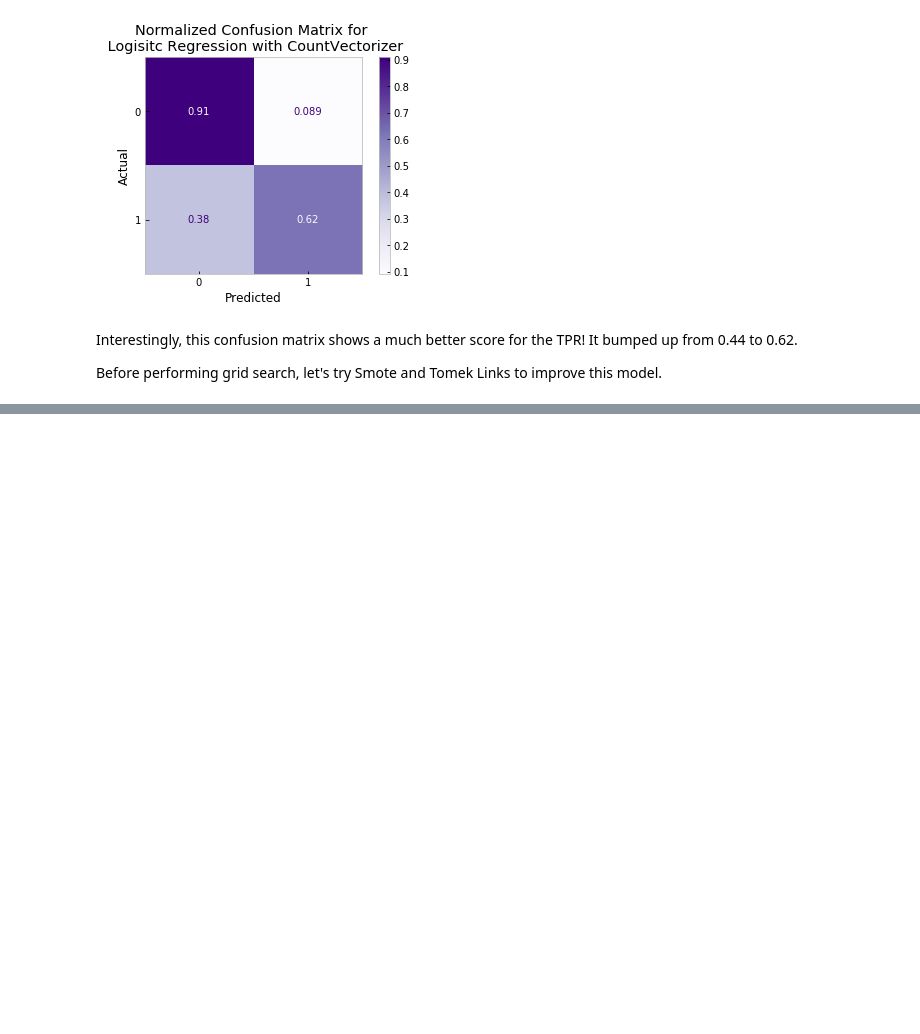
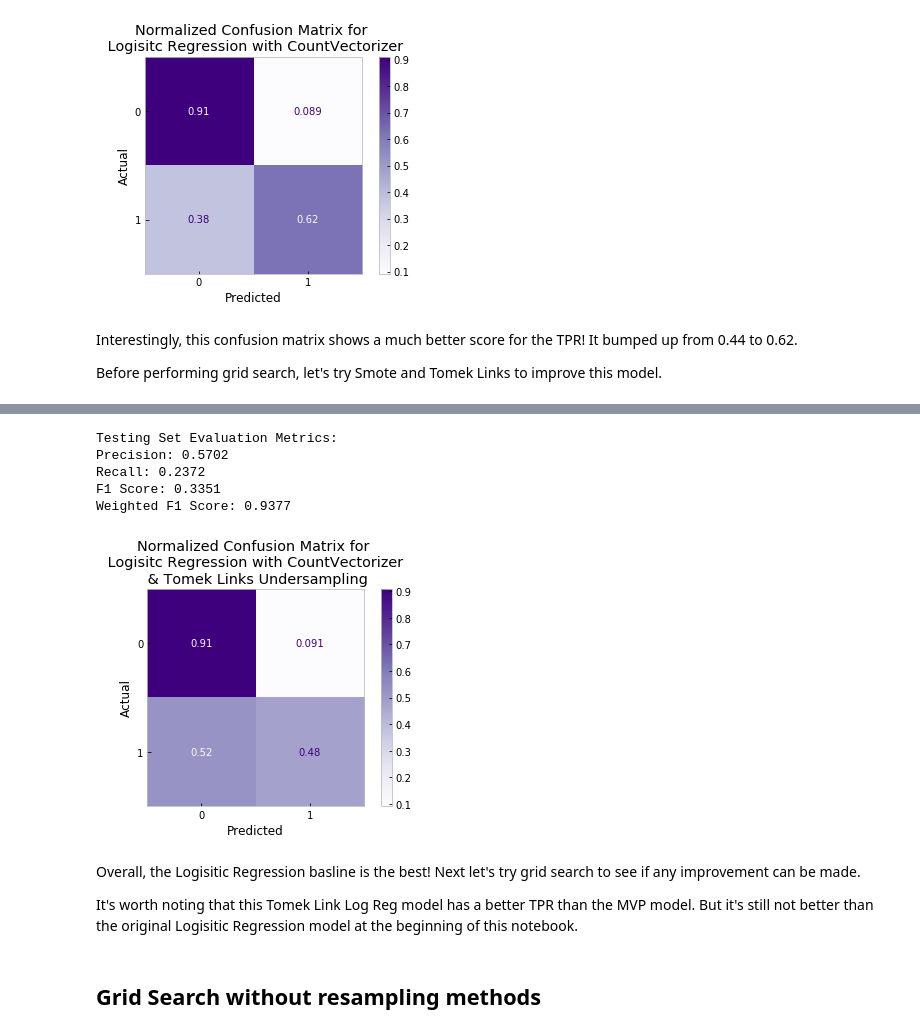
Before and after one commit to sidneykung/twitter_hate_speech_detection, a Jupyter notebook: models/post_MVP.ipynb, the cells around one changed output, grey strips where cells are left out. Drawn from its saved outputs; the diff is of its cells as text; code cells hidden in the pictures; blank space fills up the shorter version.

```diff
--- a/models/post_MVP.ipynb
+++ b/models/post_MVP.ipynb
@@ -226,0 +312,33 @@ Before performing grid search, let's try Smote and Tomek Links to improve this m
+# %%
+tomek_precision = precision_score(y_test, tomek_logreg_test_preds)
+tomek_recall = recall_score(y_test, tomek_logreg_test_preds)
+tomek_f1_score = f1_score(y_test, tomek_logreg_test_preds)
+tomek_weighted_f1_score = f1_score(y_test, tomek_logreg_test_preds, average='weighted')
+
+helpers.evaluation(tomek_precision, tomek_recall, tomek_f1_score, tomek_weighted_f1_score)
+# %% [output]
+Testing Set Evaluation Metrics:
+Precision: 0.5702
+Recall: 0.2372
+F1 Score: 0.3351
+Weighted F1 Score: 0.9377
+# %%
+# generating normalized confusion matrix
+SVM_conf_matrix = plot_confusion_matrix(smote_logreg, X_test_count, y_test,
+                                 display_labels=None,
+                                 cmap=plt.cm.Purples,
+                                 normalize='true')
+SVM_conf_matrix.ax_.set_title('Normalized Confusion Matrix for \n Logisitc Regression with CountVectorizer \n & Tomek Links Undersampling')
+plt.xlabel('Predicted')
+plt.ylabel('Actual')
+plt.grid(False)
+# plt.savefig('./visualizations/normalized_count_log_reg_matrix.png', bbox_inches = "tight", pad_inches=.5)
+plt.show()
+# %% [output]
+[figure, added]
+# %% [markdown]
+Overall, the Logisitic Regression basline is the best! Next let's try grid search to see if any improvement can be made.
+
+It's worth noting that this Tomek Link Log Reg model has a better TPR than the MVP model. But it's still not better than the original Logisitic Regression model at the beginning of this notebook.
+# %% [markdown]
+## Grid Search without resampling methods
```
Also changed, not shown: parts of 34 cells of this notebook.
